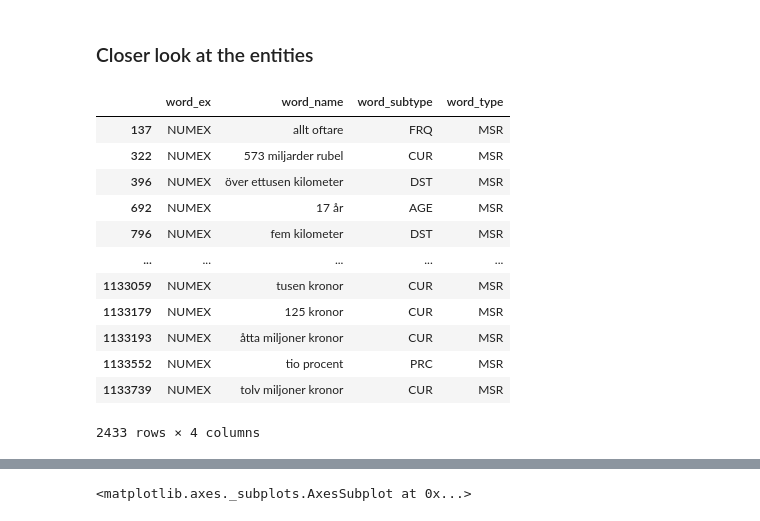
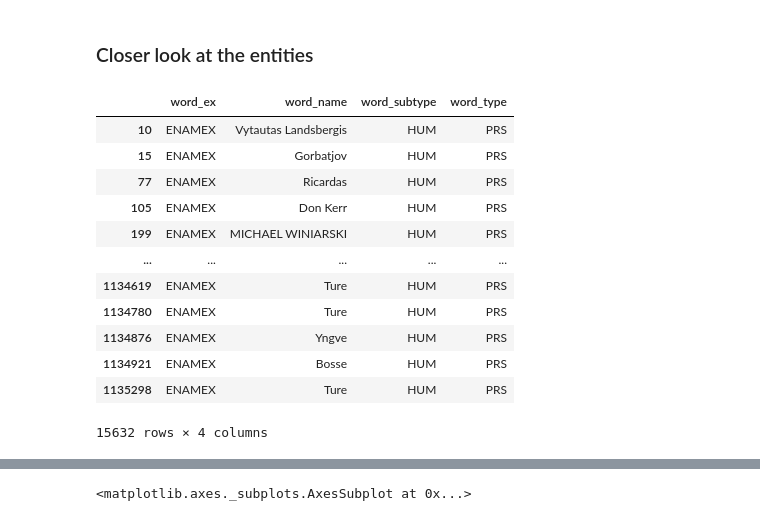
Before and after one commit to laureleo/thesis, a Jupyter notebook: notebooks/SUC3_analysis.ipynb, the cells around one changed output, grey strips where cells are left out. Saved outputs shown, nothing was run; the diff lists cells and outputs as text; code cells hidden in the pictures.

```diff
--- a/notebooks/SUC3_analysis.ipynb
+++ b/notebooks/SUC3_analysis.ipynb
@@ -40,7 +40,6 @@ WORD_attributes = {
  'word_sense': '|',
  'word_suffix': '|',
  'word_swefn': '|',
- 'word_text' : '|',
  'word_ex': '|',
  'word_name': '|',
  'word_subtype': '|',
@@ -54,13 +53,15 @@ WORD_LEVEL_MASTER_DICT.update(SENTENCE_attributes)
 WORD_LEVEL_MASTER_DICT.update(WORD_attributes)
 # %%
 """
-Just a renaming utility to make sure there are no overlapping dictionary names between text, sentence and word attributes
+Some tags/dictionaries have a conflicting namespace for the attributes
+This function takes the attributes and adds a prefix to the keynames, to make sure nothing overwrites anything else
+Returns the same dict but with updated key names
 """
-def update_attributes(dictionary, to_append):
+def rename_attributes(dictionary, prefix):
     new_dict = {}
     for key in dictionary.attrib:
         value = dictionary.get(key)
-        new_attrib_name = to_append + "_" + key
+        new_attrib_name = prefix + "_" + key
         new_dict.update({new_attrib_name:value})
 
     return new_dict
@@ -80,6 +81,8 @@ text_index = 0
 sentence_index = 0
 word_index = 0
 
+
+#Create a list of datapoints. Each datapoint will be a word with all the attributes of the word itself, the attributes of the sentence it is part of, and the attributes of the text it is part of.
 datapoints = []
 
 # Loop over the texts in the corpus...
@@ -87,35 +90,41 @@ for text in texts:
     #Assign an index based on the order it appears in the corpus
     text_index = text_index + 1
 
-    #Create a dict with all the attributes of the text
-    text_attributes = update_attributes(text, 'text')
+    # Create a dict of attributes that won't cause a namespace conflict
+    text_attributes = rename_attributes(text, 'text')
+
+    #Add the index as an attribute
     text_attributes.update({"text_index": text_index})
 
+    #Get all the sentences that make up this text
     sentences = text.getchildren()
 
-    #Loop over the sentences in each text...
     for sentence in sentences:
         sentence_index = sentence_index + 1
 
-        sentence_attributes = update_attributes(sentence, 'sentence')
+        sentence_attributes = rename_attributes(sentence, 'sentence')
         sentence_attributes.update({"sentence_index": sentence_index})
 
         words = sentence.getchildren()
 
-        #Loop over the words in each sentence...
         for word in words:
             word_index = word_index + 1
 
+
+            #For words, there are multiple kinds of attributes depending on the kind of word.
+            # WORD_attributes is simply a list of all these attributes joined into one.
             word_attributes = WORD_attributes.copy()
             word_attributes.update({"word_index": word_index})
 
-            attributes = update_attributes(word, 'word')
+            attributes = rename_attributes(word, 'word')
 
             if word.tag == 'ne':
                 attributes.update({"word_tag": "ne"})
             else:
                 attributes.update({"word_tag": "w"})
-                attributes.update({"word_text": word.text})
+
+                #If it's not a named entity, the text is not stored as an attribute but actual text. We treat it as an attribute for coherence
+                attributes.update({"word_name": word.text})
 
             word_attributes.update(attributes)
 
@@ -164,18 +189,18 @@ pd.read_pickle('../data/sucFrame')
 ### Closer look at the entities
 # %%
 entities = df[df['word_tag'] == 'ne'][['word_ex', 'word_name', 'word_subtype', 'word_type']]
-entities[entities['word_type'] == 'MSR']
+entities[entities['word_type'] == 'PRS']
 # %% [output]
 |  | word_ex | word_name | word_subtype | word_type |
-| 137 | NUMEX | allt oftare | FRQ | MSR |
-| 322 | NUMEX | 573 miljarder rubel | CUR | MSR |
-| 396 | NUMEX | över ettusen kilometer | DST | MSR |
-| 692 | NUMEX | 17 år | AGE | MSR |
-| 796 | NUMEX | fem kilometer | DST | MSR |
+| 10 | ENAMEX | Vytautas Landsbergis | HUM | PRS |
+| 15 | ENAMEX | Gorbatjov | HUM | PRS |
+| 77 | ENAMEX | Ricardas | HUM | PRS |
+| 105 | ENAMEX | Don Kerr | HUM | PRS |
+| 199 | ENAMEX | MICHAEL WINIARSKI | HUM | PRS |
 | ... | ... | ... | ... | ... |
-| 1133059 | NUMEX | tusen kronor | CUR | MSR |
-| 1133179 | NUMEX | 125 kronor | CUR | MSR |
-| 1133193 | NUMEX | åtta miljoner kronor | CUR | MSR |
-| 1133552 | NUMEX | tio procent | PRC | MSR |
-| 1133739 | NUMEX | tolv miljoner kronor | CUR | MSR |
+| 1134619 | ENAMEX | Ture | HUM | PRS |
+| 1134780 | ENAMEX | Ture | HUM | PRS |
+| 1134876 | ENAMEX | Yngve | HUM | PRS |
+| 1134921 | ENAMEX | Bosse | HUM | PRS |
+| 1135298 | ENAMEX | Ture | HUM | PRS |
-2433 rows × 4 columns
+15632 rows × 4 columns
```
Also changed, not shown: parts of 3 cells of this notebook, 5 other files.
